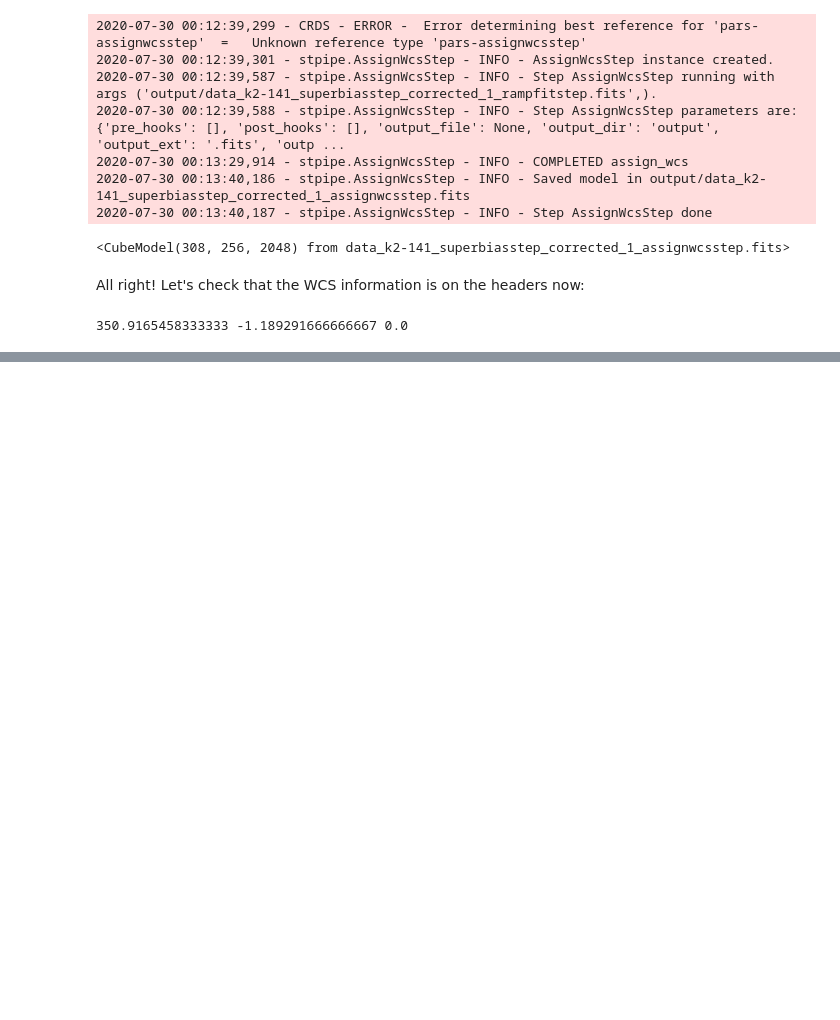
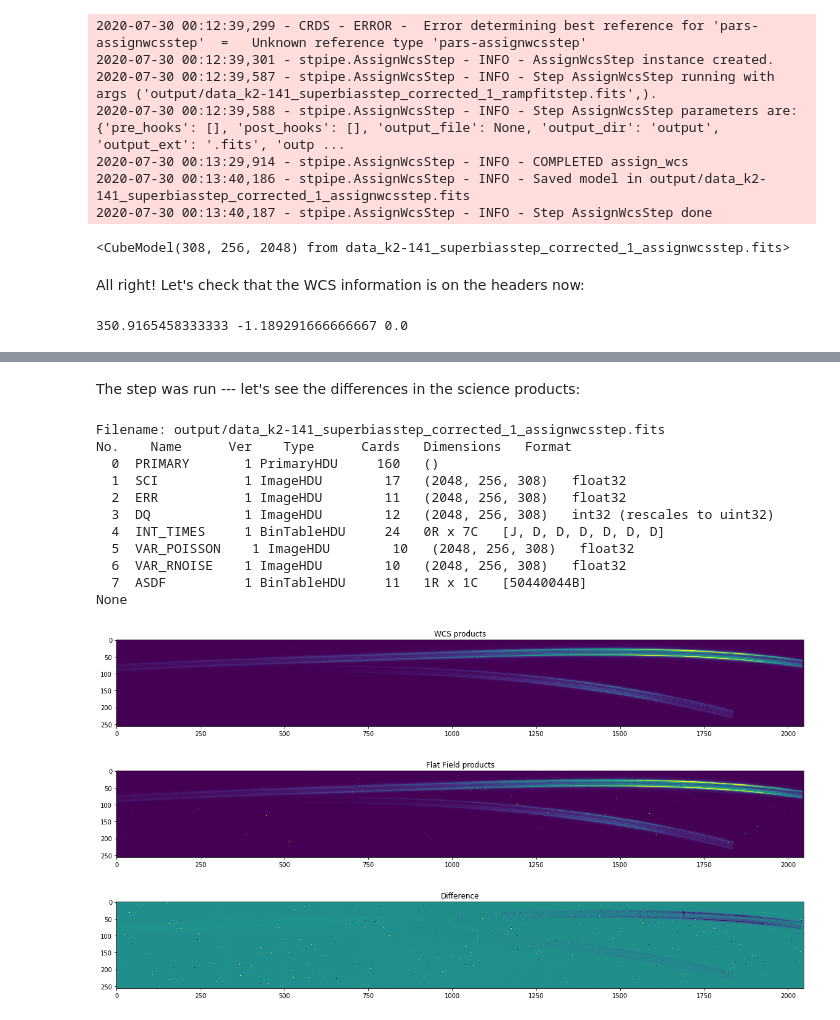
Before and after one commit to nespinoza/jwst_pipeline_testing, a Jupyter notebook: Stage 2 testing - NIRISS SOSS.ipynb, the cells around one changed output, grey strips where cells are left out. Saved outputs shown, nothing was run; the diff lists cells and outputs as text; code cells hidden in the pictures; blank space fills up the shorter version.

```diff
--- a/Stage 2 testing - NIRISS SOSS.ipynb
+++ b/Stage 2 testing - NIRISS SOSS.ipynb
@@ -63,0 +167,35 @@ print(ra,dec,wavelength)
+# %% [markdown]
+The step was run --- let's see the differences in the science products:
+# %%
+hdul_flat = fits.open('output/data_k2-141_superbiasstep_corrected_1_flatfieldstep.fits')
+print(hdul_wcs.info())
+
+plt.figure(figsize=(20,10))
+plt.title('WCS products')
+im = plt.imshow(hdul_wcs['SCI'].data[0,:,:])
+im.set_clim(0,1000)
+
+plt.figure(figsize=(20,10))
+plt.title('Flat Field products')
+im = plt.imshow(hdul_flat['SCI'].data[0,:,:])
+im.set_clim(0,1000)
+
+plt.figure(figsize=(20,10))
+plt.title('Difference')
+im = plt.imshow(hdul_wcs['SCI'].data[0,:,:] - hdul_flat['SCI'].data[0,:,:])
+im.set_clim(-100,100)
+# %% [output]
+Filename: output/data_k2-141_superbiasstep_corrected_1_assignwcsstep.fits
+No.    Name      Ver    Type      Cards   Dimensions   Format
+  0  PRIMARY       1 PrimaryHDU     160   ()
+  1  SCI           1 ImageHDU        17   (2048, 256, 308)   float32
+  2  ERR           1 ImageHDU        11   (2048, 256, 308)   float32
+  3  DQ            1 ImageHDU        12   (2048, 256, 308)   int32 (rescales to uint32)
+  4  INT_TIMES     1 BinTableHDU     24   0R x 7C   [J, D, D, D, D, D, D]
+  5  VAR_POISSON    1 ImageHDU        10   (2048, 256, 308)   float32
+  6  VAR_RNOISE    1 ImageHDU        10   (2048, 256, 308)   float32
+  7  ASDF          1 BinTableHDU     11   1R x 1C   [50440044B]
+None
+[figure, added]
+[figure, added]
+[figure, added]
```
Also changed, not shown: parts of 29 cells of this notebook.
